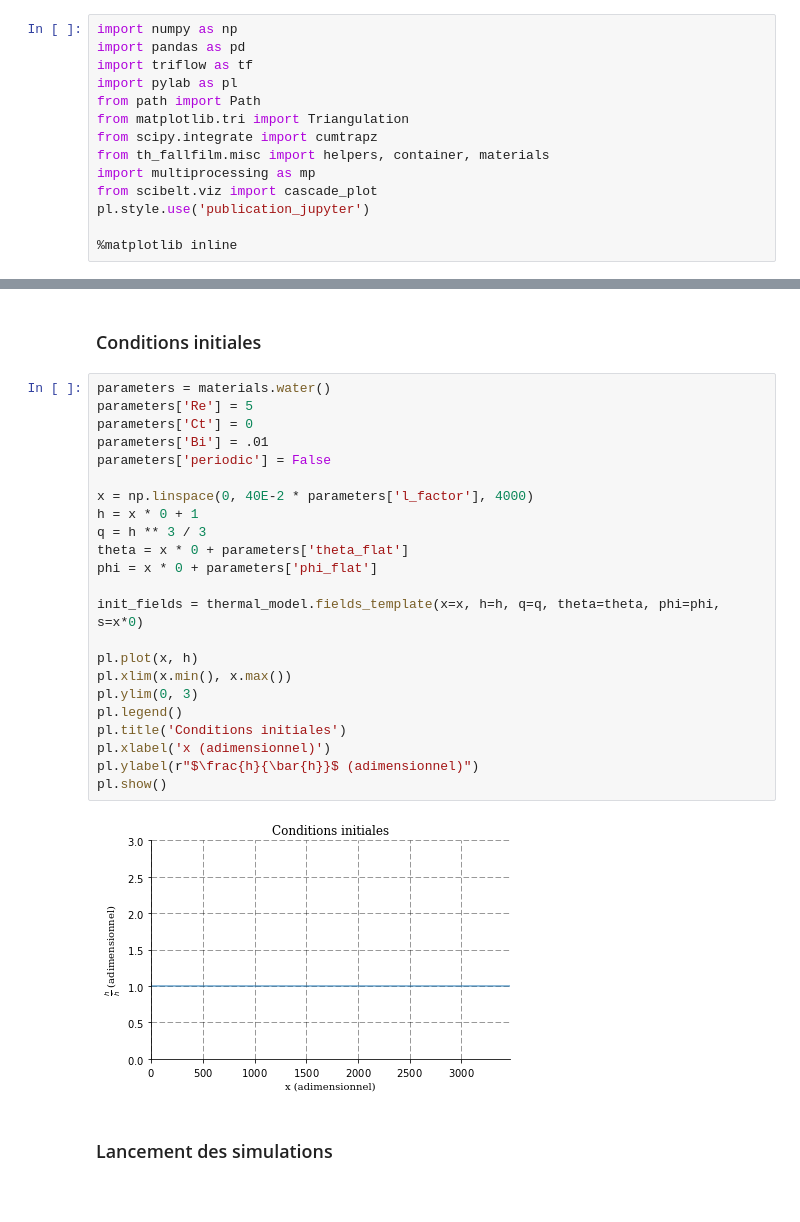
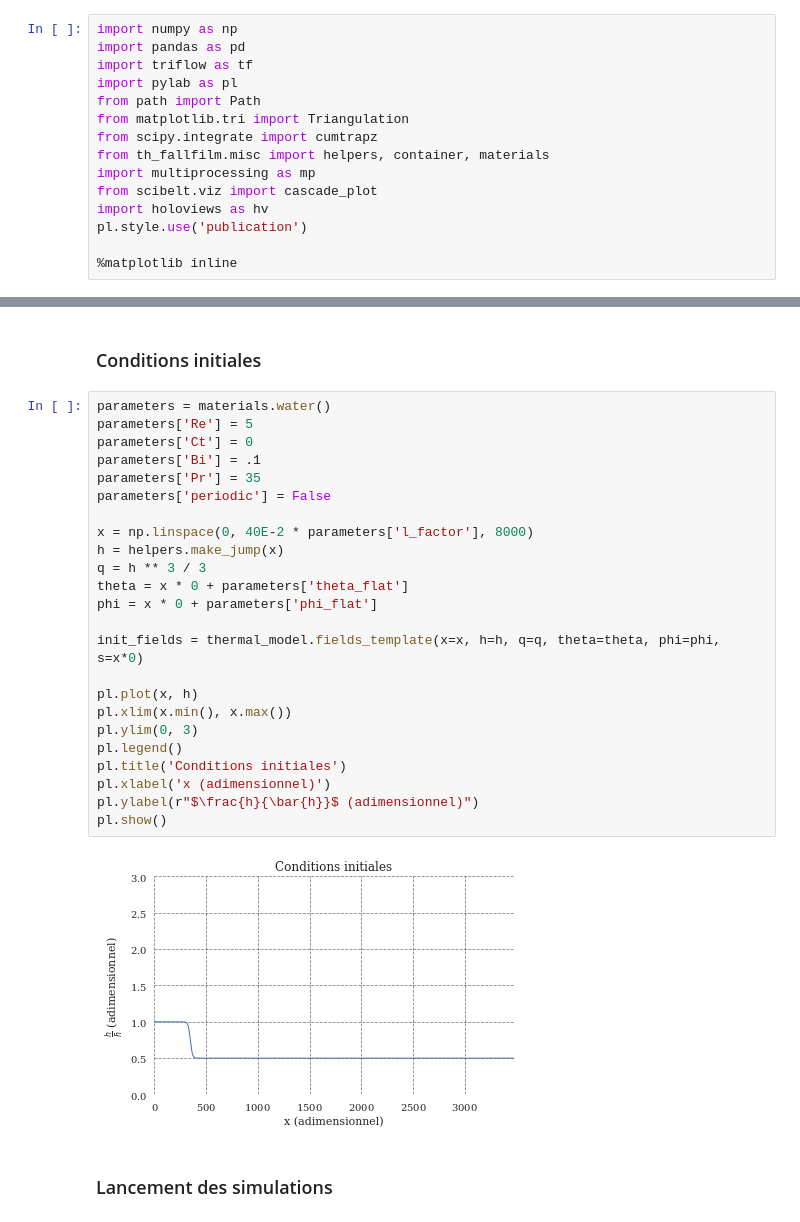
Before and after one commit to celliern/arc_2017, a Jupyter notebook: contenu_additionnel.ipynb, the cells around one changed output, grey strips where cells are left out. Drawn from its saved outputs; the diff is of its cells as text.

```diff
--- a/contenu_additionnel.ipynb
+++ b/contenu_additionnel.ipynb
@@ -9,7 +14,8 @@ from scipy.integrate import cumtrapz
 from th_fallfilm.misc import helpers, container, materials
 import multiprocessing as mp
 from scibelt.viz import cascade_plot
-pl.style.use('publication_jupyter')
+import holoviews as hv
+pl.style.use('publication')
 
 %matplotlib inline
 # %% [markdown]
@@ -502,28 +523,29 @@ with pl.rc_context(rc={"axes.xmargin": 0,
 # %%
 parameters = materials.water()
 parameters['Re'] = 5
 parameters['Ct'] = 0
-parameters['Bi'] = .01
+parameters['Bi'] = .1
+parameters['Pr'] = 35
 parameters['periodic'] = False
 
-x = np.linspace(0, 40E-2 * parameters['l_factor'], 4000)
-h = x * 0 + 1
+x = np.linspace(0, 40E-2 * parameters['l_factor'], 8000)
+h = helpers.make_jump(x)
 q = h ** 3 / 3
 theta = x * 0 + parameters['theta_flat']
 phi = x * 0 + parameters['phi_flat']
 
 init_fields = thermal_model.fields_template(x=x, h=h, q=q, theta=theta, phi=phi, s=x*0)
 
 pl.plot(x, h)
 pl.xlim(x.min(), x.max())
 pl.ylim(0, 3)
 pl.legend()
 pl.title('Conditions initiales')
 pl.xlabel('x (adimensionnel)')
 pl.ylabel(r"$\frac{h}{\bar{h}}$ (adimensionnel)")
 pl.show()
 # %% [output]
-[figure, old version]
+[figure, new version]
 # %% [markdown]
 ### Lancement des simulations
 # %%
```
Also changed, not shown: parts of 27 cells of this notebook, 9 other files.
